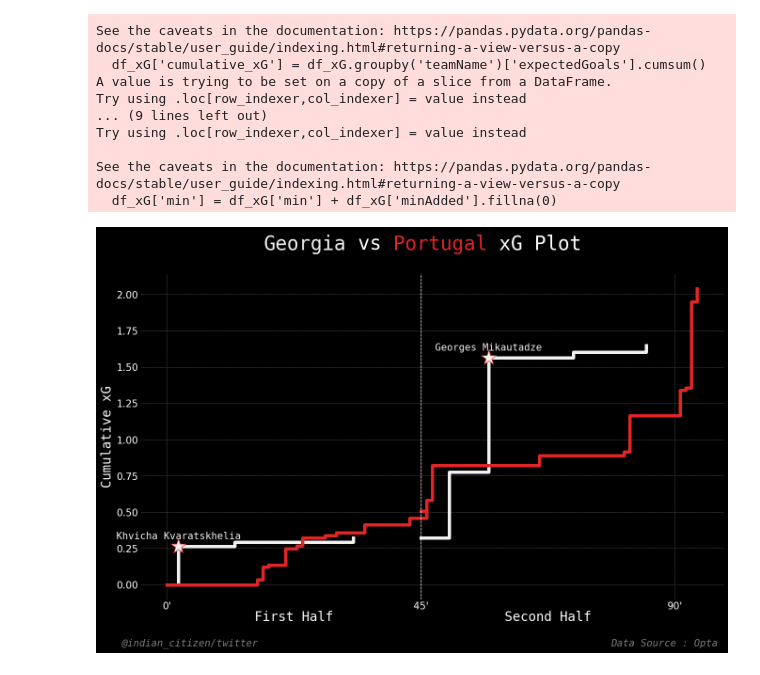
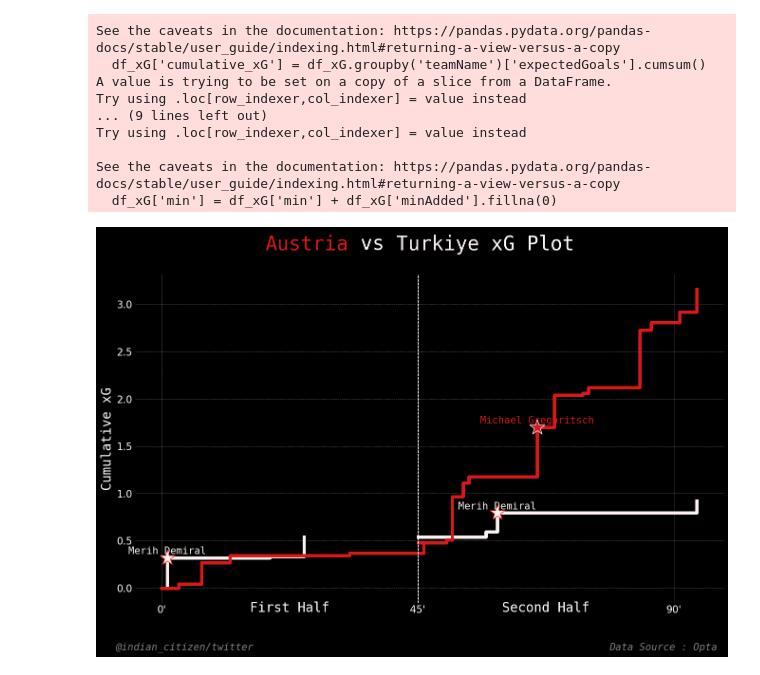
Before and after one commit to ishdeep-10/IndianCitizen, a Jupyter notebook: DataViz/EUROS-2024.ipynb, the cells around one changed output. Saved outputs shown, nothing was run; the diff lists cells and outputs as text; code cells hidden in the pictures.

```diff
--- a/DataViz/EUROS-2024.ipynb
+++ b/DataViz/EUROS-2024.ipynb
@@ -67,7 +67,7 @@ def scrape_stats(mi):
     defensestats_df['matchId'] = mi
     return shots_df,stats_df,passstats_df,defensestats_df,hometeam,awayteam
 # %%
-df_shots,stats_df,passstats_df,defensestats_df,hometeam,awayteam = scrape_stats(4043871)
+df_shots,stats_df,passstats_df,defensestats_df,hometeam,awayteam = scrape_stats(4043977)
 # %%
 pitch = Pitch(pitch_type='custom',pitch_length = 105,pitch_width = 68, line_zorder=2
               ,pitch_color='black', line_color='white')
@@ -135,8 +135,8 @@ fig, axs = pitch.grid(grid_height=0.9, title_height=0.04, axis=False,
                      endnote_height=0.03, title_space=0, endnote_space=0)  # grid takes up 80% of the figure height
 
 
-team1 = 'Georgia'
-team2 = 'Portugal'
+team1 = 'Austria'
+team2 = 'Turkiye'
 #C:\Users\acer\Documents\GitHub\IndianCitizen\Images\TeamLogos
 img_team1 = mpimg.imread(f'C:/Users/acer/Documents/GitHub/IndianCitizen/Images/TeamLogos/{team1}.png')
 img_team2 = mpimg.imread(f'C:/Users/acer/Documents/GitHub/IndianCitizen/Images/TeamLogos/{team2}.png')
@@ -150,8 +150,8 @@ ax_image = add_image(
     img_team2, fig, left=0.52, bottom=0.7, width=0.15, height=0.15,aspect='equal'
 )
 
-team1_facecolor = '#F4F1F1'
-team2_facecolor = '#E22626'
+team1_facecolor = '#D91919'
+team2_facecolor = '#FAF1F1'
 
 
 pitch.scatter(80,0.1,s=300,ec='red',color='white',ax=axs['pitch'],zorder=2)
@@ -161,11 +161,11 @@ pitch.scatter(100,0.1,s=1000,ec='red',color='white',ax=axs['pitch'],zorder=2)
 sc_team1 = pitch.scatter(df_team1.x, df_team1.y, s=df_team1.expectedGoals * 800,
                          ec='grey', color=team1_facecolor, ax=axs['pitch'],zorder=2)
 sc_team1_goals = pitch.scatter(df_team1_goals.x, df_team1_goals.y, s=df_team1_goals.expectedGoals * 1000,
-                         ec='red', color=team1_facecolor,marker='*', ax=axs['pitch'],zorder=2)
+                         ec='white', color=team1_facecolor,marker='*', ax=axs['pitch'],zorder=2)
 sc_team2 = pitch.scatter(df_team2.x, df_team2.y, s=df_team2.expectedGoals * 800,
                          ec='grey', color=team2_facecolor, ax=axs['pitch'],zorder=2)
 sc_team2_goals = pitch.scatter(df_team2_goals.x, df_team2_goals.y, s=df_team2_goals.expectedGoals * 1000,
-                         ec='white', color=team2_facecolor,marker='*', ax=axs['pitch'],zorder=2)
+                         ec='red', color=team2_facecolor,marker='*', ax=axs['pitch'],zorder=2)
 
 fig.set_facecolor('black')
 
@@ -173,9 +173,8 @@ fig.set_facecolor('black')
 # Set title
 axs['pitch'].set_title(f'{team1} Vs {team2}',fontdict={'fontsize': 30, 'weight': 'bold', 'color': 'white'}, loc='center')
 # Add subtitle
-subtitle_text = "Euros 2024 | 26th June 2024"
+subtitle_text = "Euros 2024 | 2nd July 2024"
 axs['pitch'].text(0.37, 0.98, subtitle_text, ha='left', va='center', transform=axs['pitch'].transAxes, color='white', fontsize=18)
-
 
 
 goals_team1 = team1_goals
@@ -795,5 +805,5 @@ team1Id, team2Id = df_shots.teamId.unique()
 # %%
-df_xG = df_shots[['teamId','playerName','min','expectedGoals','expectedGoalsOnTarget','eventType','minAdded']]
+df_xG = df_shots[['teamId','playerName','min','expectedGoals','expectedGoalsOnTarget','eventType','minAdded','isOwnGoal']]
 df_xG['teamName'] = df_xG.apply(lambda x: hometeam if x['teamId'] == team1Id else (awayteam if x['teamId'] == team2Id else None), axis=1)
 
 df_xG['cumulative_xG'] = df_xG.groupby('teamName')['expectedGoals'].cumsum()
@@ -844,7 +854,7 @@ for team in df_xG['teamName'].unique():
             half_df['cumulative_xG'],
             label=team,
             drawstyle='steps-post',
-            c=team1_facecolor if team == hometeam else team2_facecolor,
+            c=team2_facecolor if team == hometeam else team1_facecolor,
             linewidth=5
         )
 
@@ -856,8 +866,8 @@ for team in df_xG['teamName'].unique():
         ax.scatter(
             x['min'],
             x['cumulative_xG'],
-            c=team1_facecolor if team == hometeam else team2_facecolor,
-            edgecolor=team2_facecolor if team == hometeam else team1_facecolor,
+            c=team2_facecolor if team == hometeam else team1_facecolor,
+            edgecolor=team1_facecolor if team == hometeam else team2_facecolor,
             s=600,
             marker='*',
             # We want the goals to be on top of the lines
@@ -871,7 +881,7 @@ for team in df_xG['teamName'].unique():
             x['playerName'],
             ha='center',
             va='center',
-            c=team1_facecolor if team == hometeam else team2_facecolor,
+            c=team2_facecolor if team == hometeam else team1_facecolor,
             fontfamily='monospace',
             fontsize=15,
             zorder=10
@@ -907,38 +917,38 @@ from highlight_text import fig_text
 fig_text(
     0.5,
     0.95,
-    '<Georgia> vs <Portugal> xG Plot',
+    '<Austria> vs <Turkiye> xG Plot',
     fontsize=30,
     ha='center',
     va='center',
     ax=ax,
     color='white',
     fontfamily='monospace',
     highlight_textprops=[{'color': team1_facecolor}, {'color': team2_facecolor}]
 )
 
 
 # Now let's add a twitter @ to the bottom left of the plot
 fig.text(
     0.1,
     0.00,
     '@indian_citizen/twitter',
     fontsize=15,
     fontstyle='oblique',
     fontfamily='monospace',
     color='grey'
 )
 
 fig.text(
     0.75,
     0.00,
     'Data Source : Opta',
     fontsize=15,
     fontstyle='oblique',
     fontfamily='monospace',
     color='grey'
 )
 
 plt.savefig(f'C:/Users/acer/Documents/GitHub/IndianCitizen/MatchReports/EUROS-24/{team1}V{team2}/xGPlot.png',dpi=500,bbox_inches = 'tight',facecolor=background)
 # %% [output]
-[figure, old version]
+[figure, new version]
```
Also changed, not shown: parts of 12 cells of this notebook, 7 other files.
